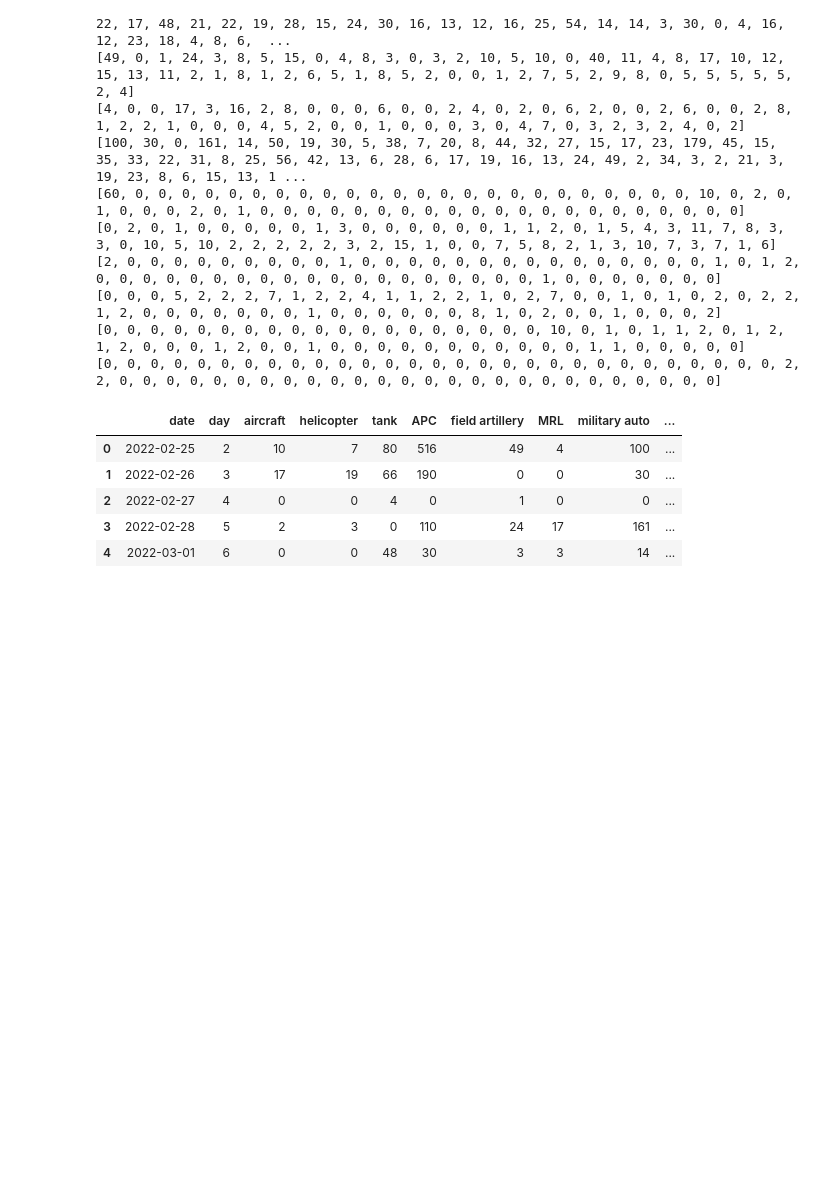
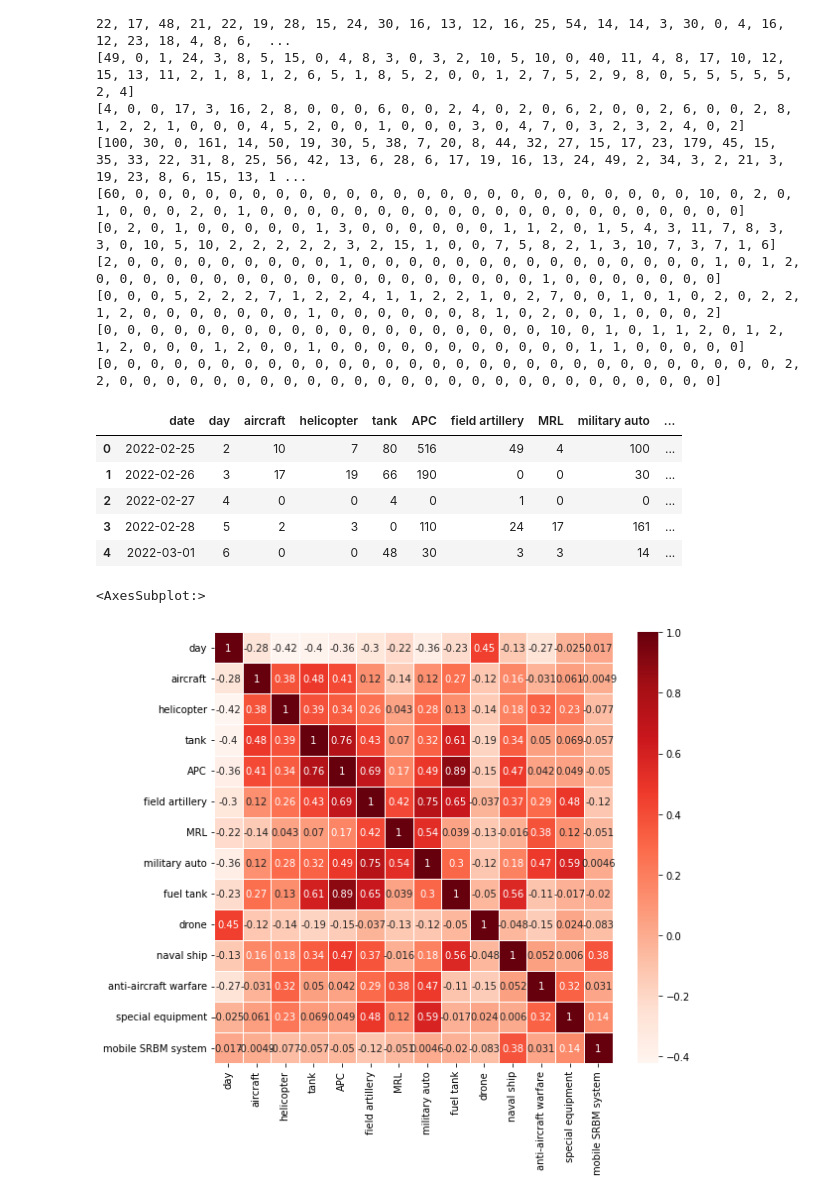
Before and after one commit to DhanushNarayanan7/Ukraine-Russia-Analysis, a Jupyter notebook: ukraine-russia-ds-dandk.ipynb, the cells around one changed output. Cells and saved outputs as stored; diff of their text form; code cells hidden in the pictures; blank space fills up the shorter version.

```diff
--- a/ukraine-russia-ds-dandk.ipynb
+++ b/ukraine-russia-ds-dandk.ipynb
@@ -140,3 +140,13 @@ df.head()
 | 2 | 2022-02-27 | 4 | 0 | 0 | 4 | 0 | 1 | 0 | 0 | ... |
 | 3 | 2022-02-28 | 5 | 2 | 3 | 0 | 110 | 24 | 17 | 161 | ... |
 | 4 | 2022-03-01 | 6 | 0 | 0 | 48 | 30 | 3 | 3 | 14 | ... |
+# %%
+import matplotlib.pyplot as plt
+import seaborn as sns
+
+correlation_mat = df.corr()
+f, ax = plt.subplots(figsize =(9, 8))
+sns.heatmap(correlation_mat,ax=ax, annot=True, cmap = 'Reds',linewidths=0.5)
+# %% [output]
+<AxesSubplot:>
+[figure, added]
```
Also changed, not shown: parts of 3 cells of this notebook.
